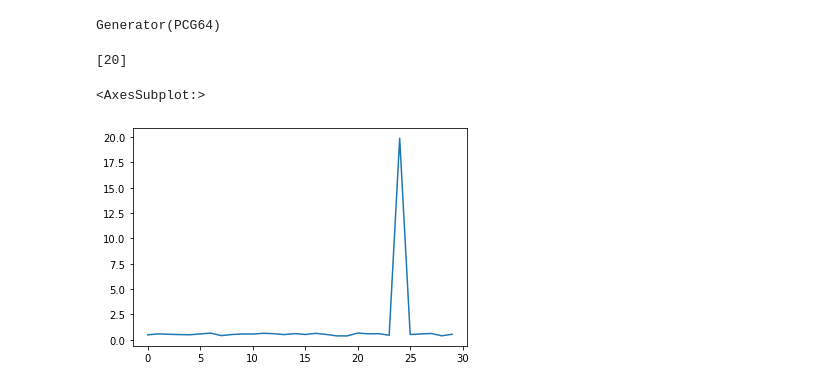
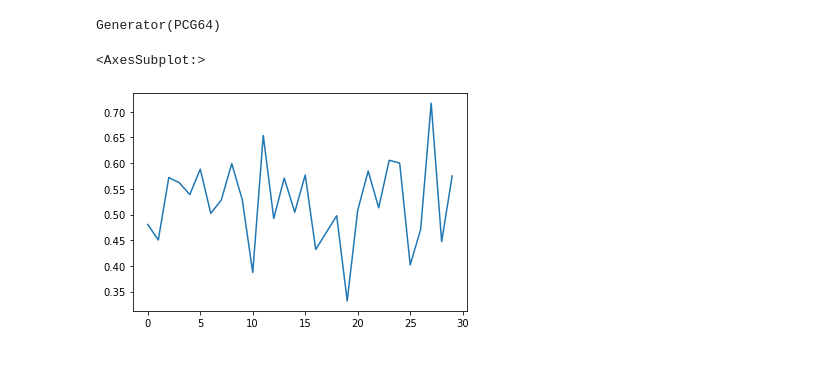
Before and after one commit to goyd/goyd, a Jupyter notebook: generation_states-01.ipynb, the cells around one changed output. Cells and saved outputs as stored; diff of their text form; code cells hidden in the pictures.

```diff
--- a/generation_states-01.ipynb
+++ b/generation_states-01.ipynb
@@ -15,41 +17,29 @@ rng = np.random.default_rng(12345)
 print(rng)
 # %% [output]
 Generator(PCG64)
-# %%
-""" генерируем матрицу случайных целых чисел в диапазоне = [0, 20] размером 1х1
-
-"""
-rints = rng.integers(low=0, high=29, size=1)
-print(rints)
-
-""" Этот блок лишний
-
-"""
-# %% [output]
-[20]
 # %%
-"""Добавляем в уже сгенерированную матрицу нормальных состояний случайно сгенерированные выбросы
-
-в диапазоне [19.9, 20.01]
+"""Создаем матрицу аномальных состояний
 
 """
-for i in range(len(normal_state_generating)):
+anomal_state_generating = np.random.default_rng().normal(0.5, 0.1, size=(30, 30))
+
+# Добавляем выбросы характеризущие выход параметров за пределы пороговых значений
+for i in range(len(anomal_state_generating)):
     rints = rng.integers(low=0, high=29, size=1)
-    normal_state_generating[i, rints] = np.random.default_rng().normal(20, 0.1, size=(1, 1))
+    anomal_state_generating[i, rints] = np.random.default_rng().normal(20, 0.1, size=(1, 1))
 # %%
-import pandas as pd # Импорт библиотеки
+#Соединяем сгенерированные матрицы в единый массив
+state_base = np.vstack((normal_state_generating, anomal_state_generating))
 # %%
-"""Создаем из имеющегося массива особый тип массива pd.Dataframe
-
-"""
-df = pd.DataFrame(normal_state_generating)
+#Создаем из имеющегося массива особый тип массива pd.Dataframe
+df = pd.DataFrame(state_base)
 # %%
 """Выводим график девятого состояния
 
 """
-z = df.iloc[9,:]
+z = df.iloc[29,:]
 z.plot()
 # %% [output]
 <AxesSubplot:>
-[figure, old version]
+[figure, new version]
 # %%
```
Also changed, not shown: parts of 6 cells of this notebook.
